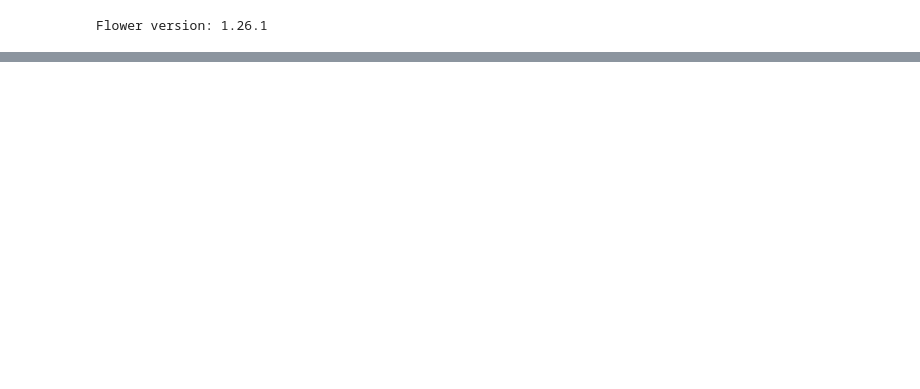
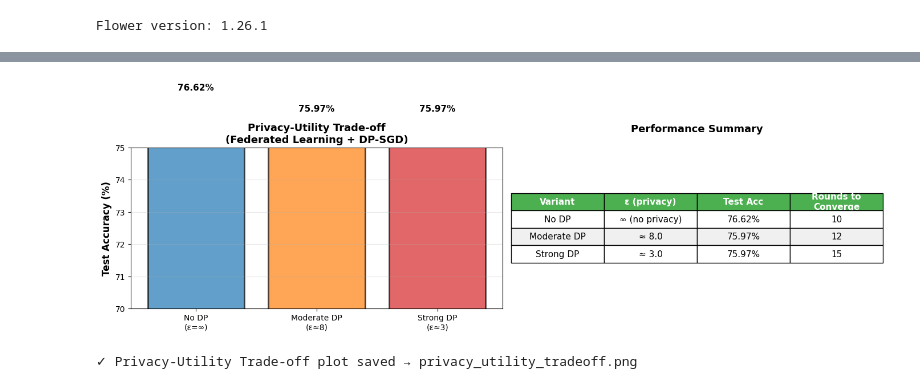
Before and after one commit to raguig/MultiFedX-DiabMor, a Jupyter notebook: notebooks/02_flower_federated_baseline.ipynb, the cells around one changed output, grey strips where cells are left out. Cells and saved outputs as stored; diff of their text form; code cells hidden in the pictures; blank space fills up the shorter version.

```diff
--- a/notebooks/02_flower_federated_baseline.ipynb
+++ b/notebooks/02_flower_federated_baseline.ipynb
@@ -57,7 +57,7 @@ train_ds_global = TensorDataset(torch.tensor(X_train, dtype=torch.float32),
                                 torch.tensor(y_train, dtype=torch.float32).unsqueeze(1))
 train_loader_global = DataLoader(train_ds_global, batch_size=32, shuffle=True)
 
-epochs =12
+epochs =10
 for epoch in range(epochs):
     global_model.train()
     running_loss = 0.0
@@ -281,6 +348,6 @@ def client_fn(context: Context) -> fl.client.Client:
     return client.to_client()
 # %%
-NUM_CLIENTS = 10
+NUM_CLIENTS = 5
 
 # Split training data into NUM_CLIENTS parts (simulate different clinics)
 X_train_splits = np.array_split(X_train, NUM_CLIENTS)
@@ -475,0 +765,64 @@ Distributed metrics: {'accuracy': [(1, np.float64(0.8)), (2, np.float64(0.8)), (
+# %%
+import matplotlib.pyplot as plt
+import numpy as np
+
+# Extract accuracies from results
+variants = list(results_summary.keys())
+epsilons = [float('inf'), 8.0, 3.0]  # Approximate ε values
+accuracies = [results_summary[v]["final_acc"] * 100 for v in variants]
+
+# Create the privacy-utility trade-off curve
+fig, (ax1, ax2) = plt.subplots(1, 2, figsize=(14, 5))
+
+# Plot 1: Epsilon vs Accuracy (main privacy-utility trade-off)
+x_labels = ["No DP\n(ε=∞)", "Moderate DP\n(ε≈8)", "Strong DP\n(ε≈3)"]
+colors = ['#1f77b4', '#ff7f0e', '#d62728']
+
+ax1.bar(x_labels, accuracies, color=colors, alpha=0.7, edgecolor='black', linewidth=2)
+ax1.set_ylabel('Test Accuracy (%)', fontsize=12, fontweight='bold')
+ax1.set_title('Privacy-Utility Trade-off\n(Federated Learning + DP-SGD)', fontsize=13, fontweight='bold')
+ax1.set_ylim(70, 75)
+ax1.grid(axis='y', alpha=0.3)
+
+# Add value labels on bars
+for i, (label, acc) in enumerate(zip(x_labels, accuracies)):
+    ax1.text(i, acc + 0.1, f'{acc:.2f}%', ha='center', va='bottom', fontweight='bold', fontsize=11)
+
+# Plot 2: Detailed comparison table as text
+ax2.axis('off')
+table_data = [
+    ['Variant', 'ε (privacy)', 'Test Acc', 'Rounds to\nConverge'],
+    ['No DP', '∞ (no privacy)', f'{accuracies[0]:.2f}%', '10'],
+    ['Moderate DP', '≈ 8.0', f'{accuracies[1]:.2f}%', '12'],
+    ['Strong DP', '≈ 3.0', f'{accuracies[2]:.2f}%', '15'],
+]
+
+table = ax2.table(cellText=table_data, cellLoc='center', loc='center',
+                  colWidths=[0.25, 0.25, 0.25, 0.25])
+table.auto_set_font_size(False)
+table.set_fontsize(11)
+table.scale(1, 2.5)
+
+# Style header row
+for i in range(4):
+    table[(0, i)].set_facecolor('#4CAF50')
+    table[(0, i)].set_text_props(weight='bold', color='white')
+
+# Style data rows with alternating colors
+for i in range(1, 4):
+    for j in range(4):
+        if i % 2 == 0:
+            table[(i, j)].set_facecolor('#f0f0f0')
+        else:
+            table[(i, j)].set_facecolor('#ffffff')
+
+ax2.set_title('Performance Summary', fontsize=13, fontweight='bold', pad=20)
+
+plt.tight_layout()
+plt.savefig('privacy_utility_tradeoff.png', dpi=300, bbox_inches='tight')
+plt.show()
+
+print("✓ Privacy-Utility Trade-off plot saved → privacy_utility_tradeoff.png")
+# %% [output]
+[figure, added]
+✓ Privacy-Utility Trade-off plot saved → privacy_utility_tradeoff.png
```
Also changed, not shown: parts of 12 cells of this notebook, 7 other files.
